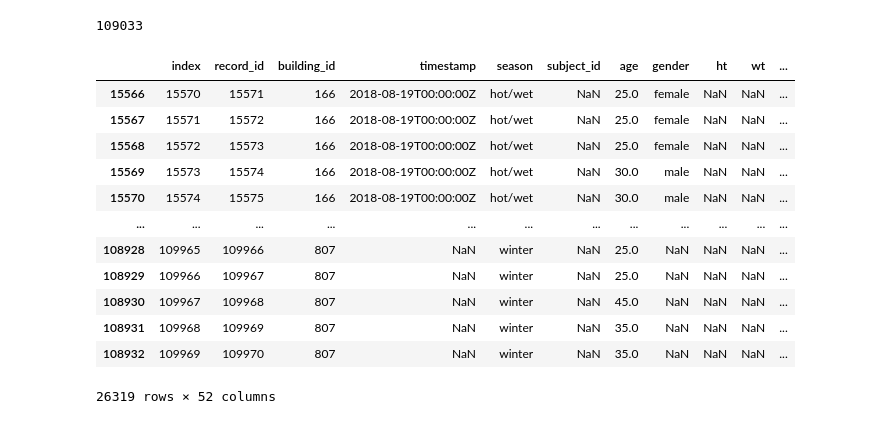
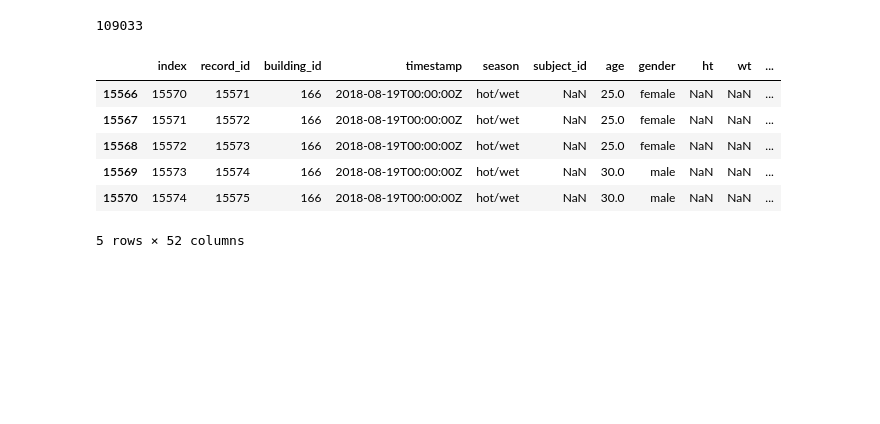
Before and after one commit to juliet29/windows, a Jupyter notebook: analysis/notebooks/230424_gtc_explore.ipynb, the cells around one changed output. Drawn from its saved outputs; the diff is of its cells as text; code cells hidden in the pictures; blank space fills up the shorter version.

Commit message:
schweiker data start

```diff
--- a/analysis/notebooks/230424_gtc_explore.ipynb
+++ b/analysis/notebooks/230424_gtc_explore.ipynb
@@ -3,7 +5,7 @@ import pandas as pd
 import plotly.graph_objects as go
 # %%
 # path to data
-path = "../../data/ext_data//ashrae_global_thermal_comfort/db_measurements_v2.1.0.csv"
+path = "../../data/ext_data/ashrae_global_thermal_comfort/db_measurements_v2.1.0.csv"
 # import csv
 df = pd.read_csv(path, encoding="iso-8859-1")
 # %%
@@ -21,19 +23,13 @@ len(df)
 # %% [output]
 109033
 # %%
-df_windows = df.dropna(subset=["window"], axis=0)
-df_windows
+df_windows = df.dropna(subset=["window", "timestamp"], axis=0)
+df_windows.head()
 # %% [output]
 |  | index | record_id | building_id | timestamp | season | subject_id | age | gender | ht | wt | ... |
 | 15566 | 15570 | 15571 | 166 | 2018-08-19T00:00:00Z | hot/wet | NaN | 25.0 | female | NaN | NaN | ... |
 | 15567 | 15571 | 15572 | 166 | 2018-08-19T00:00:00Z | hot/wet | NaN | 25.0 | female | NaN | NaN | ... |
 | 15568 | 15572 | 15573 | 166 | 2018-08-19T00:00:00Z | hot/wet | NaN | 25.0 | female | NaN | NaN | ... |
 | 15569 | 15573 | 15574 | 166 | 2018-08-19T00:00:00Z | hot/wet | NaN | 30.0 | male | NaN | NaN | ... |
 | 15570 | 15574 | 15575 | 166 | 2018-08-19T00:00:00Z | hot/wet | NaN | 30.0 | male | NaN | NaN | ... |
-| ... | ... | ... | ... | ... | ... | ... | ... | ... | ... | ... | ... |
-| 108928 | 109965 | 109966 | 807 | NaN | winter | NaN | 25.0 | NaN | NaN | NaN | ... |
-| 108929 | 109966 | 109967 | 807 | NaN | winter | NaN | 25.0 | NaN | NaN | NaN | ... |
-| 108930 | 109967 | 109968 | 807 | NaN | winter | NaN | 45.0 | NaN | NaN | NaN | ... |
-| 108931 | 109968 | 109969 | 807 | NaN | winter | NaN | 35.0 | NaN | NaN | NaN | ... |
-| 108932 | 109969 | 109970 | 807 | NaN | winter | NaN | 35.0 | NaN | NaN | NaN | ... |
-26319 rows × 52 columns
+5 rows × 52 columns
```
Also changed, not shown: parts of 15 cells of this notebook, 2 other files.
